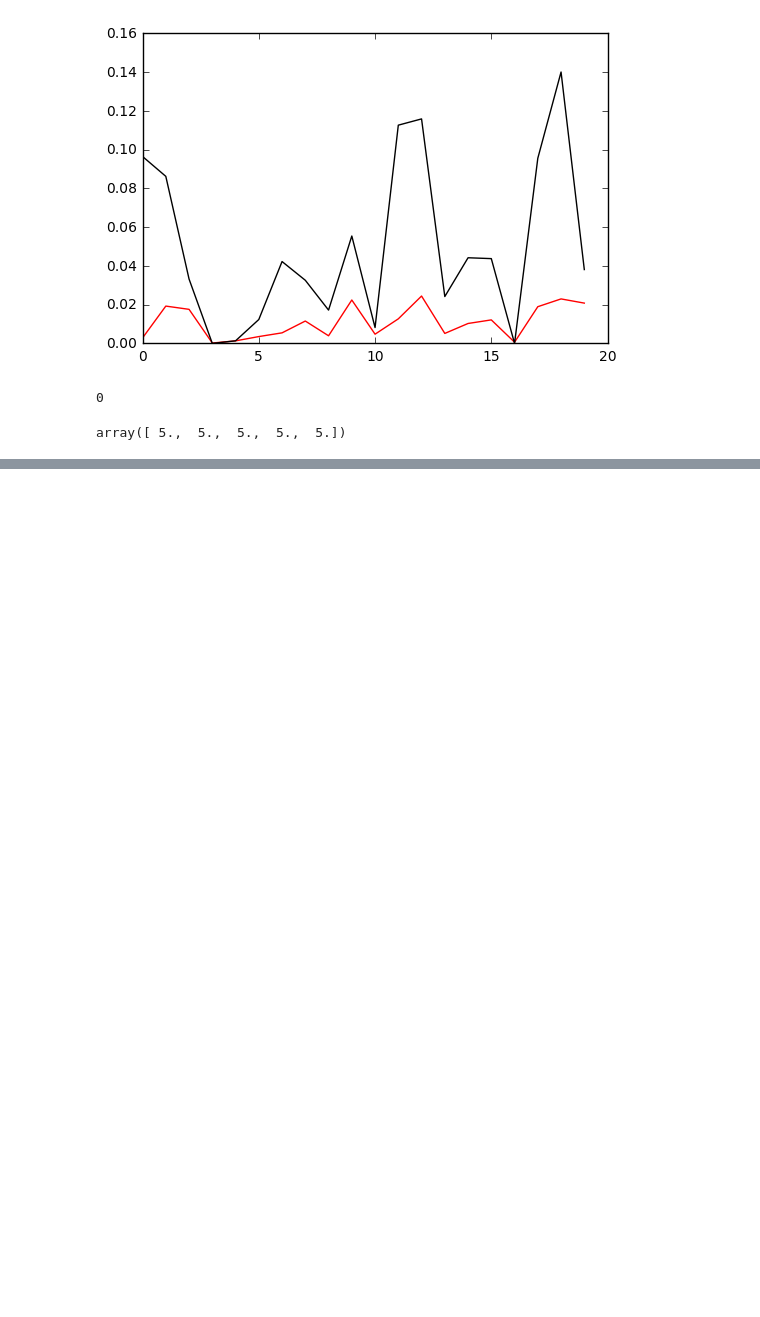
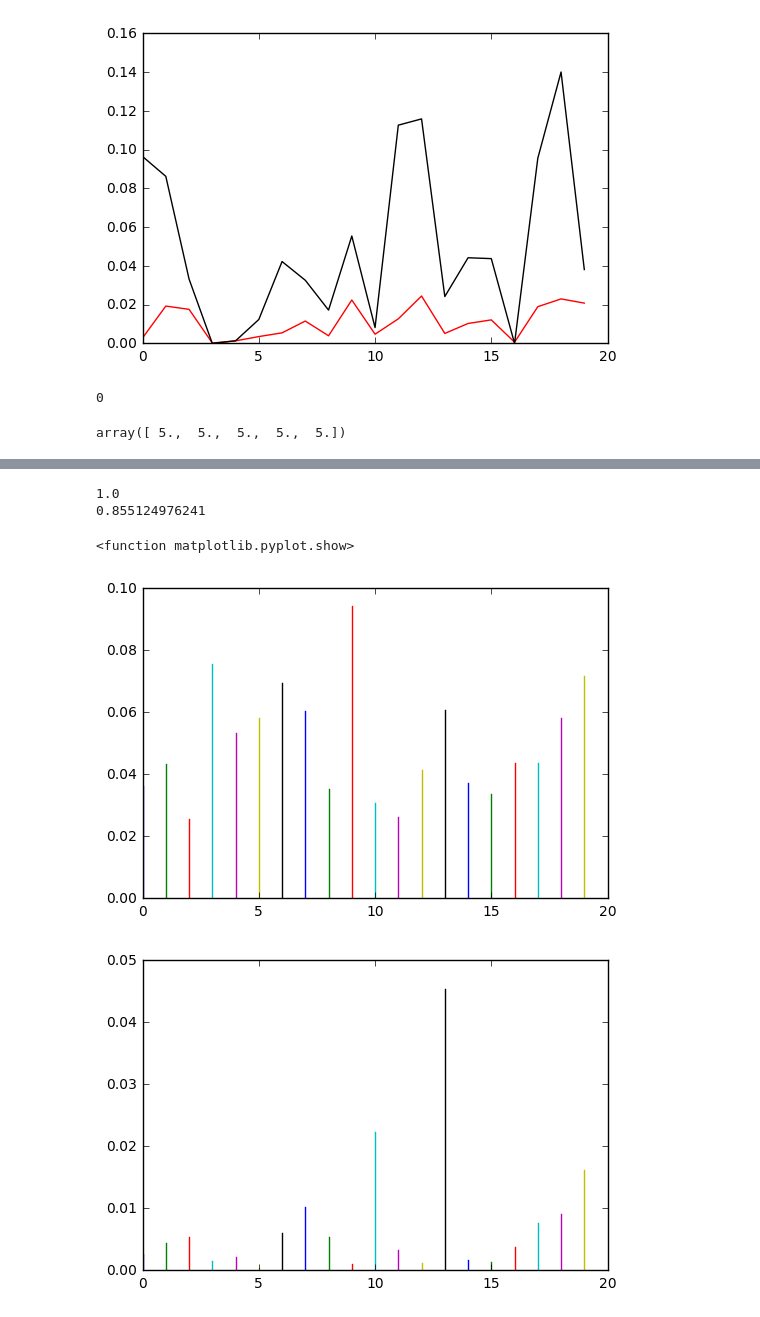
Before and after one commit to MoonBlvd/Sticky-HDP-HMM, a Jupyter notebook: test_DP.ipynb, the cells around one changed output, grey strips where cells are left out. Saved outputs shown, nothing was run; the diff lists cells and outputs as text; code cells hidden in the pictures; blank space fills up the shorter version.

```diff
--- a/test_DP.ipynb
+++ b/test_DP.ipynb
@@ -116,3 +238,0 @@ data.shape
-# %%
-DP = DirichletProcess(data, 20, 100)
-alpha = 100
@@ -156,0 +273,21 @@ array([  1.11554221e-03,   3.53542035e-03,   9.60243084e-04,
+# %%
+plt.figure(1)
+G0 = dirichlet(np.ones(DP.max_k) * (alpha/DP.max_k))
+print (sum(G0))
+for j in range(DP.max_k):
+    plt.plot([j,j],[0,G0[j]])
+plt.show
+
+plt.figure(2)
+stick_breaking = GEM(alpha)
+G0_new = np.array([next(stick_breaking) for i in range(DP.max_k)]) # the weights of samples.
+print (sum(G0_new))
+for j in range(DP.max_k):
+    plt.plot([j,j],[0,G0_new[j]])
+plt.show
+# %% [output]
+1.0
+0.855124976241
+<function matplotlib.pyplot.show>
+[figure, added]
+[figure, added]
```
Also changed, not shown: parts of 8 cells of this notebook, 2 other files.
